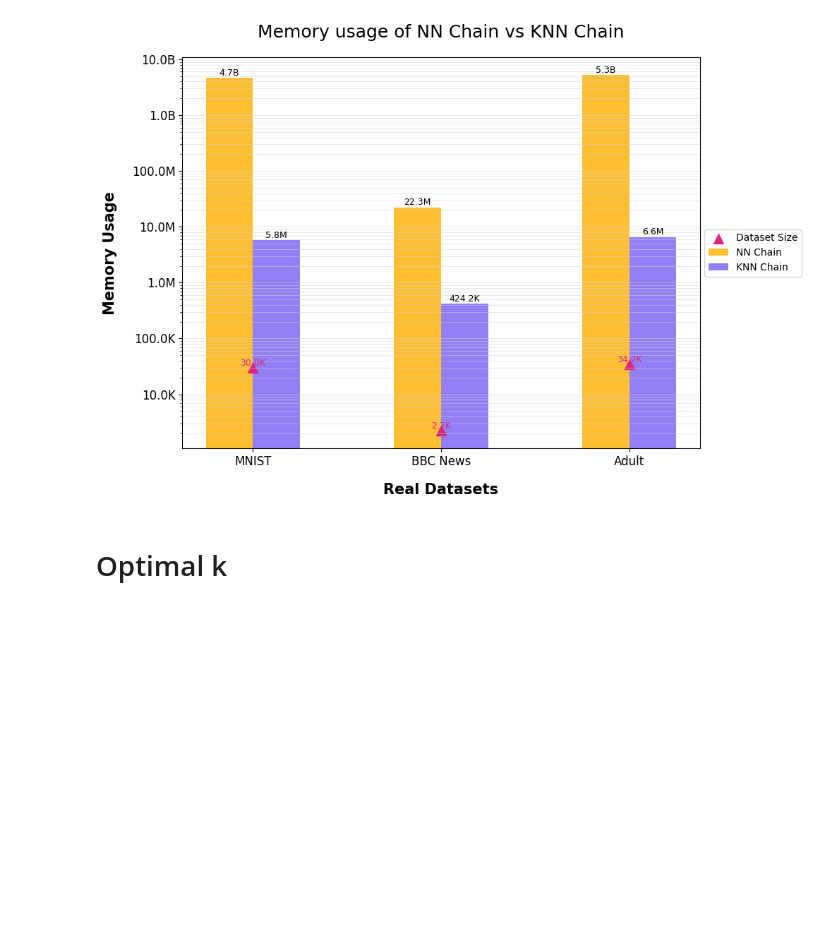
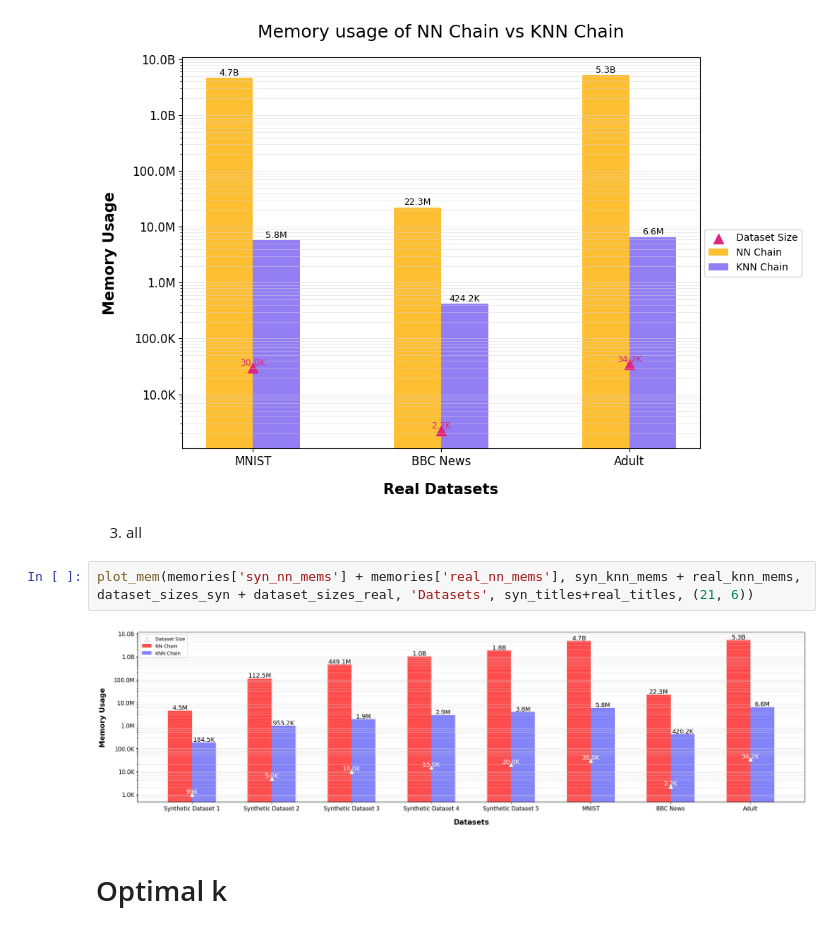
Before and after one commit to niconymanda/knn-chain, a Jupyter notebook: paper_results.ipynb, the cells around one changed output. Cells and saved outputs as stored; diff of their text form; blank space fills up the shorter version.

```diff
--- a/paper_results.ipynb
+++ b/paper_results.ipynb
@@ -150,6 +206,12 @@ plot_mem(syn_nn_mems, syn_knn_mems, dataset_sizes_syn, 'Synthetic Dataset', syn_
 plot_mem(real_nn_mems, real_knn_mems, dataset_sizes_real, 'Real Datasets', real_titles, (12,7))
 # %% [output]
 [figure]
+# %% [markdown]
+3. all
+# %%
+plot_mem(memories['syn_nn_mems'] + memories['real_nn_mems'], syn_knn_mems + real_knn_mems, dataset_sizes_syn + dataset_sizes_real, 'Datasets', syn_titles+real_titles, (21, 6))
+# %% [output]
+[figure, added]
 # %% [markdown]
 # Optimal k
 # %%
```
Also changed, not shown: parts of 10 cells of this notebook.
